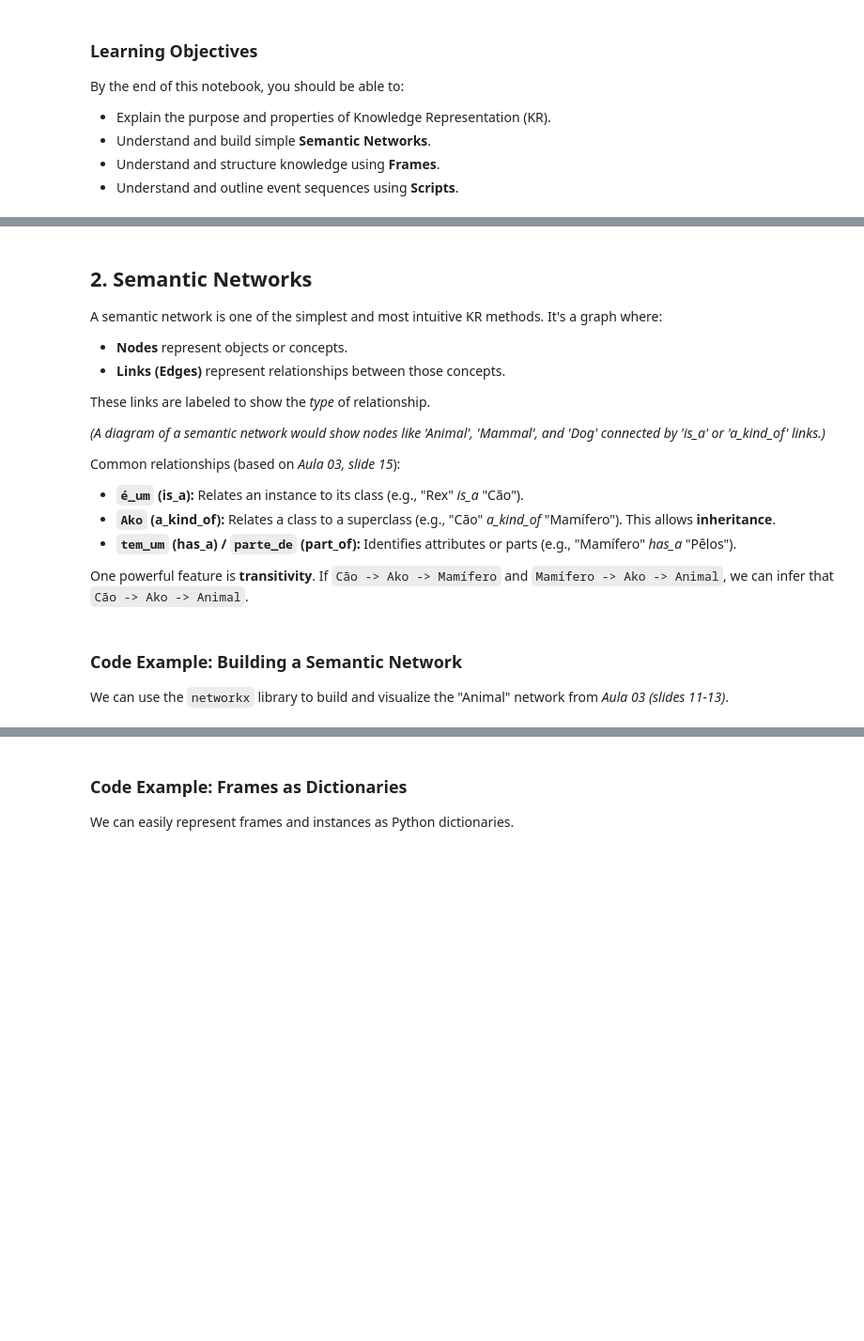
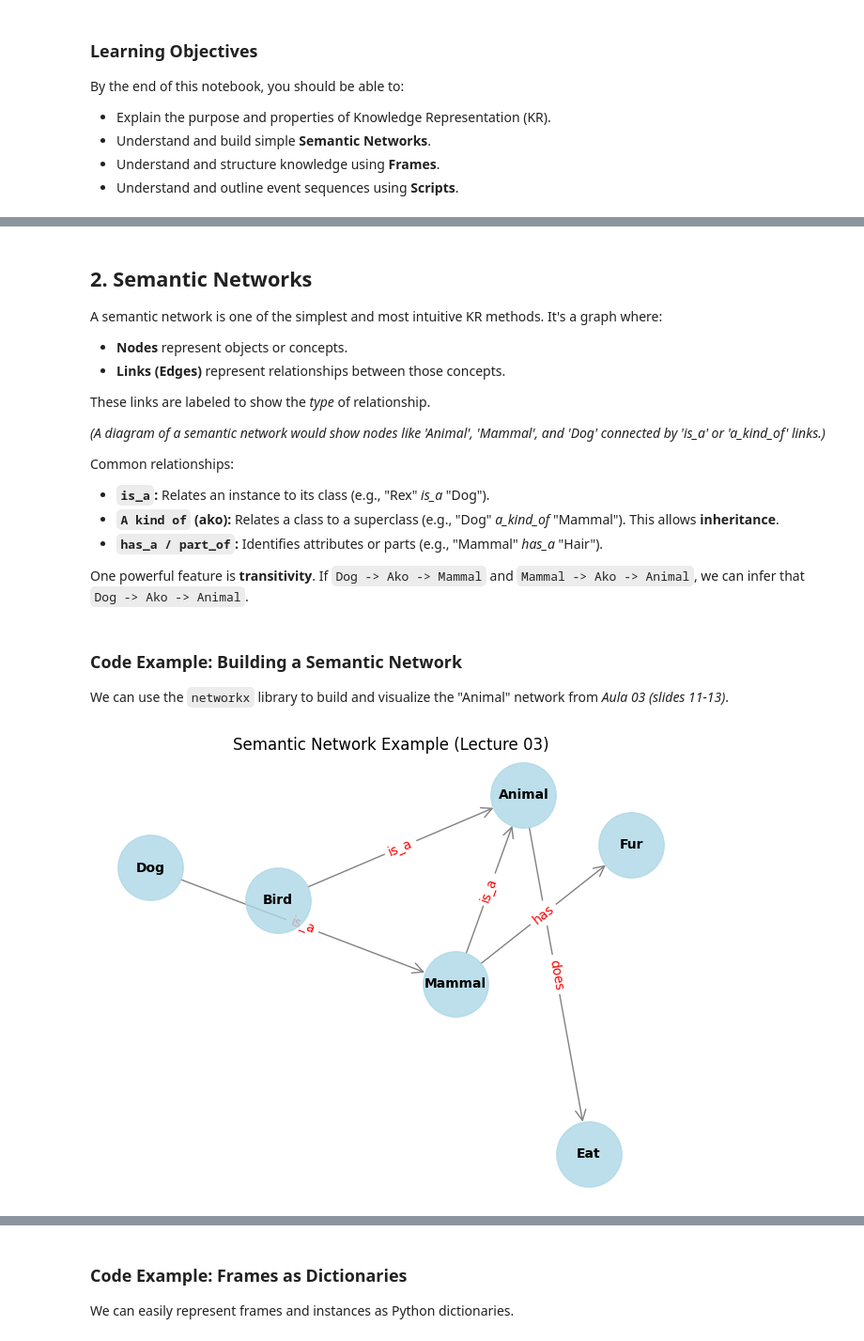
Before and after one commit to fromcaio/artificial-intelligence, a Jupyter notebook: 01-introduction/02-knowledge-representation.ipynb, the cells around one changed output, grey strips where cells are left out. Shown: that part at 94% size. Cells and saved outputs as stored; diff of their text form; code cells hidden in the pictures; blank space fills up the shorter version.

```diff
--- a/01-introduction/02-knowledge-representation.ipynb
+++ b/01-introduction/02-knowledge-representation.ipynb
@@ -37,13 +36,13 @@ These links are labeled to show the *type* of relationship.
 
 *(A diagram of a semantic network would show nodes like 'Animal', 'Mammal', and 'Dog' connected by 'is_a' or 'a_kind_of' links.)*
 
-Common relationships (based on *Aula 03, slide 15*):
+Common relationships:
 
-- **`é_um` (is_a):** Relates an instance to its class (e.g., "Rex" *is_a* "Cão").
-- **`Ako` (a_kind_of):** Relates a class to a superclass (e.g., "Cão" *a_kind_of* "Mamífero"). This allows **inheritance**.
-- **`tem_um` (has_a) / `parte_de` (part_of):** Identifies attributes or parts (e.g., "Mamífero" *has_a* "Pêlos").
+- **`is_a`:** Relates an instance to its class (e.g., "Rex" *is_a* "Dog").
+- **`A kind of` (ako):** Relates a class to a superclass (e.g., "Dog" *a_kind_of* "Mammal"). This allows **inheritance**.
+- **`has_a / part_of`:** Identifies attributes or parts (e.g., "Mammal" *has_a* "Hair").
 
-One powerful feature is **transitivity**. If `Cão -> Ako -> Mamífero` and `Mamífero -> Ako -> Animal`, we can infer that `Cão -> Ako -> Animal`.
+One powerful feature is **transitivity**. If `Dog -> Ako -> Mammal` and `Mammal -> Ako -> Animal`, we can infer that `Dog -> Ako -> Animal`.
 # %% [markdown]
 ### Code Example: Building a Semantic Network
 
@@ -56,44 +55,46 @@ import matplotlib.pyplot as plt
 G = nx.DiGraph()
 
 # 2. Add nodes (concepts)
-nodes = ["Animal", "Comer", "Mamífero", "Pássaro", "Pêlos", "Cão"]
+nodes = ["Animal", "Eat", "Mammal", "Bird", "Fur", "Dog"]
 G.add_nodes_from(nodes)
 
 # 3. Add edges (relationships)
-G.add_edge("Animal", "Comer", label="faz")
-G.add_edge("Mamífero", "Animal", label="é_um")
-G.add_edge("Pássaro", "Animal", label="é_um")
-G.add_edge("Mamífero", "Pêlos", label="tem")
-G.add_edge("Cão", "Mamífero", label="é_um")
+G.add_edge("Animal", "Eat", label="does")
+G.add_edge("Mammal", "Animal", label="is_a")
+G.add_edge("Bird", "Animal", label="is_a")
+G.add_edge("Mammal", "Fur", label="has")
+G.add_edge("Dog", "Mammal", label="is_a")
 
 # 4. Draw the network
 try:
     # 'spring_layout' gives a nice automatic layout
     pos = nx.spring_layout(G, seed=42, k=1.5)
 
     plt.figure(figsize=(8, 6))
 
     # Draw nodes
     nx.draw_networkx_nodes(G, pos, node_size=2500, node_color="lightblue", alpha=0.8)
 
     # Draw labels (nodes)
     nx.draw_networkx_labels(G, pos, font_size=10, font_weight="bold")
 
     # Draw edges
     nx.draw_networkx_edges(G, pos, node_size=2500, arrowstyle="->", arrowsize=20, edge_color="gray")
 
     # Draw edge labels
     edge_labels = nx.get_edge_attributes(G, 'label')
     nx.draw_networkx_edge_labels(G, pos, edge_labels=edge_labels, font_color='red')
 
-    plt.title("Semantic Network Example (Aula 03)")
+    plt.title("Semantic Network Example (Lecture 03)")
     plt.axis('off') # Hide the axes
     plt.show()
 
 except Exception as e:
     print("Could not draw plot. Make sure matplotlib and networkx are installed.")
     print("Error:", e)
     print("\nNetwork Edges:", G.edges(data=True))
+# %% [output]
+[figure, added]
 # %% [markdown]
 ### Exercise: Build Your Own Network
 
```
Also changed, not shown: parts of 14 cells of this notebook, 1 other file.
